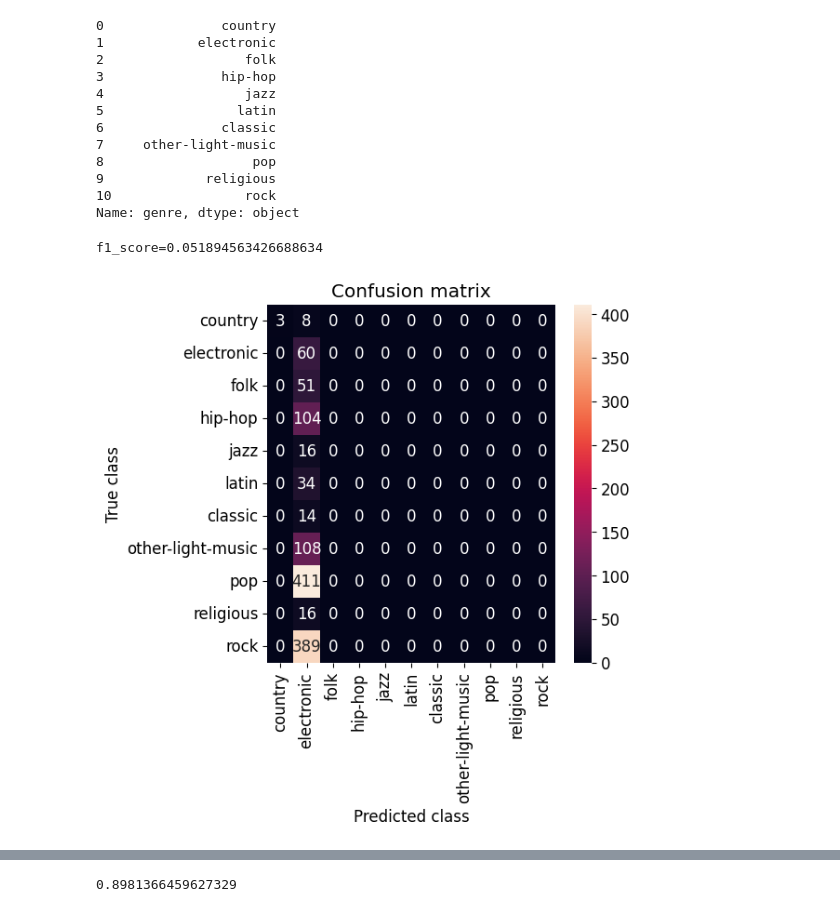
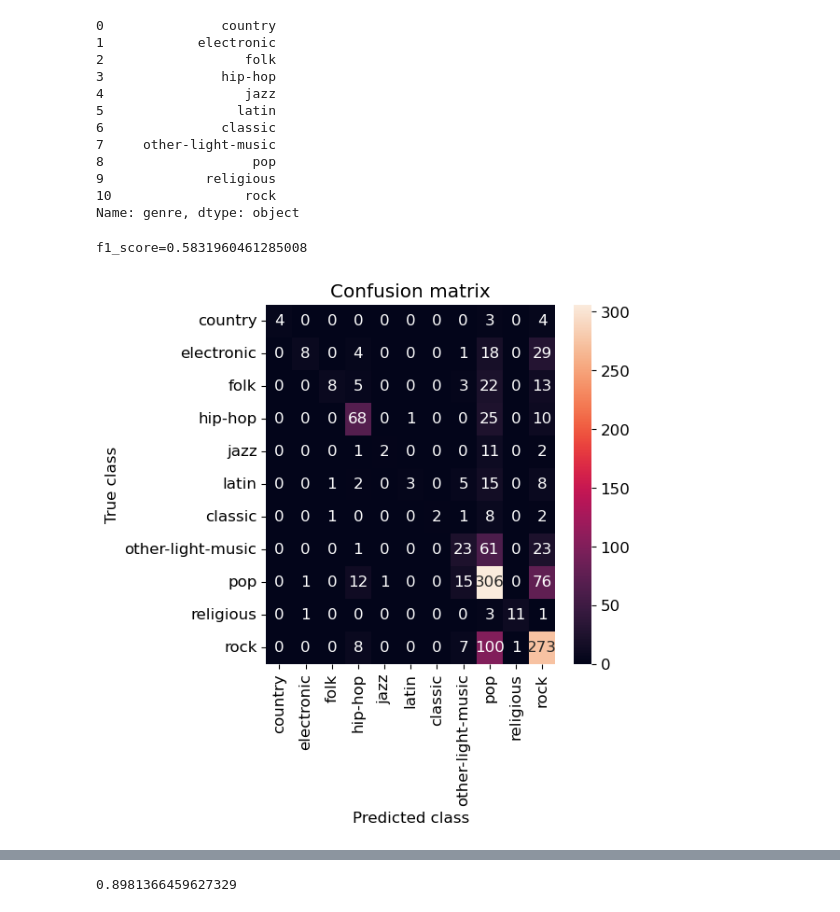
Before and after one commit to ihpolyphe/Kaggle, a Jupyter notebook: 06_classification_music/pretreatment_baseline.ipynb, the cells around one changed output, grey strips where cells are left out. Saved outputs shown, nothing was run; the diff lists cells and outputs as text; code cells hidden in the pictures.

```diff
--- a/06_classification_music/pretreatment_baseline.ipynb
+++ b/06_classification_music/pretreatment_baseline.ipynb
@@ -518,36 +518,37 @@ from sklearn import metrics
 Dicision_threshould = 0.5
 
 path = "result/"
 now = datetime.datetime.now()
 filename = path + now.strftime('%Y%m%d_%H%M%S') + "_"+ "RandomForest"+ "_" + str(Dicision_threshould)+ '.png'
 
 
 if not os.path.isdir(path):
    os.mkdir(path)
 
 
 # スコア(RMSE)算出
-y_pred_int = np.where(y_pred_train_rf > Dicision_threshould, 1, 0)
+# y_pred_int = np.where(y_pred_train_rf > Dicision_threshould, 1, 0)
+y_pred_int = y_pred_train_rf.astype(int)
 f1_score = metrics.f1_score(y_true=y_valid, y_pred=y_pred_int, average="micro")
 
 print(f'f1_score={f1_score}')
 plt.rcParams["font.size"] = 12
 
 import seaborn as sns
 from sklearn.metrics import (confusion_matrix, precision_recall_curve, auc,
    roc_curve, recall_score, classification_report, f1_score,
    precision_recall_fscore_support)
 conf_matrix = confusion_matrix(y_valid, y_pred_int)
 plt.figure(figsize=(5, 5))
 sns.heatmap(conf_matrix, xticklabels=genre_data["genre"], yticklabels=genre_data["genre"], annot=True, fmt="d");
 plt.title("Confusion matrix")
 plt.ylabel('True class')
 plt.xlabel('Predicted class')
 plt.savefig(filename)
 plt.show()
 # %% [output]
-f1_score=0.051894563426688634
+f1_score=0.5831960461285008
-[figure, old version]
+[figure, new version]
 # %%
 # lghtGBMのグリッドサーチ
 ## それぞれのハイパラをサーチすることでひとまずパラメータの当たり付けを行う。
```
Also changed, not shown: parts of 21 cells of this notebook, 2 other files.
